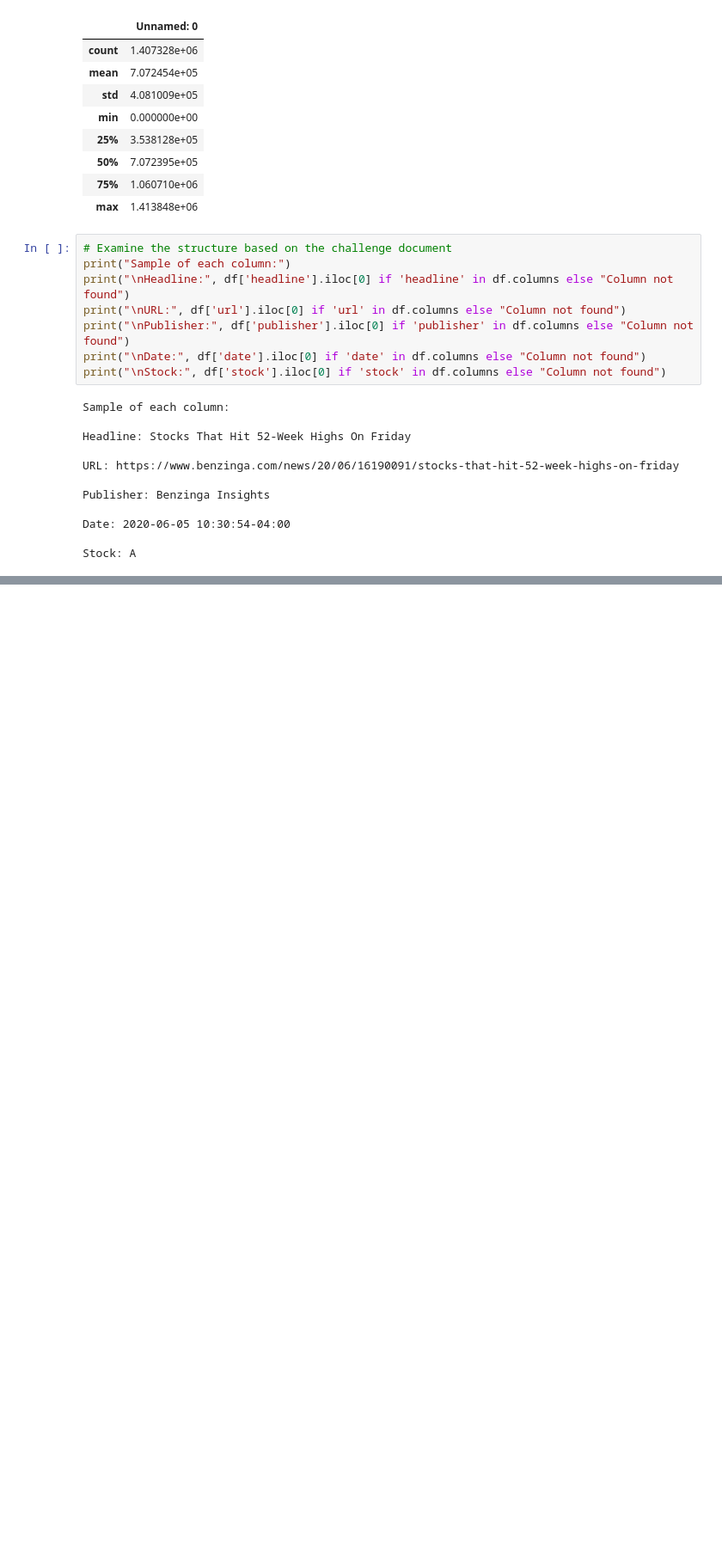
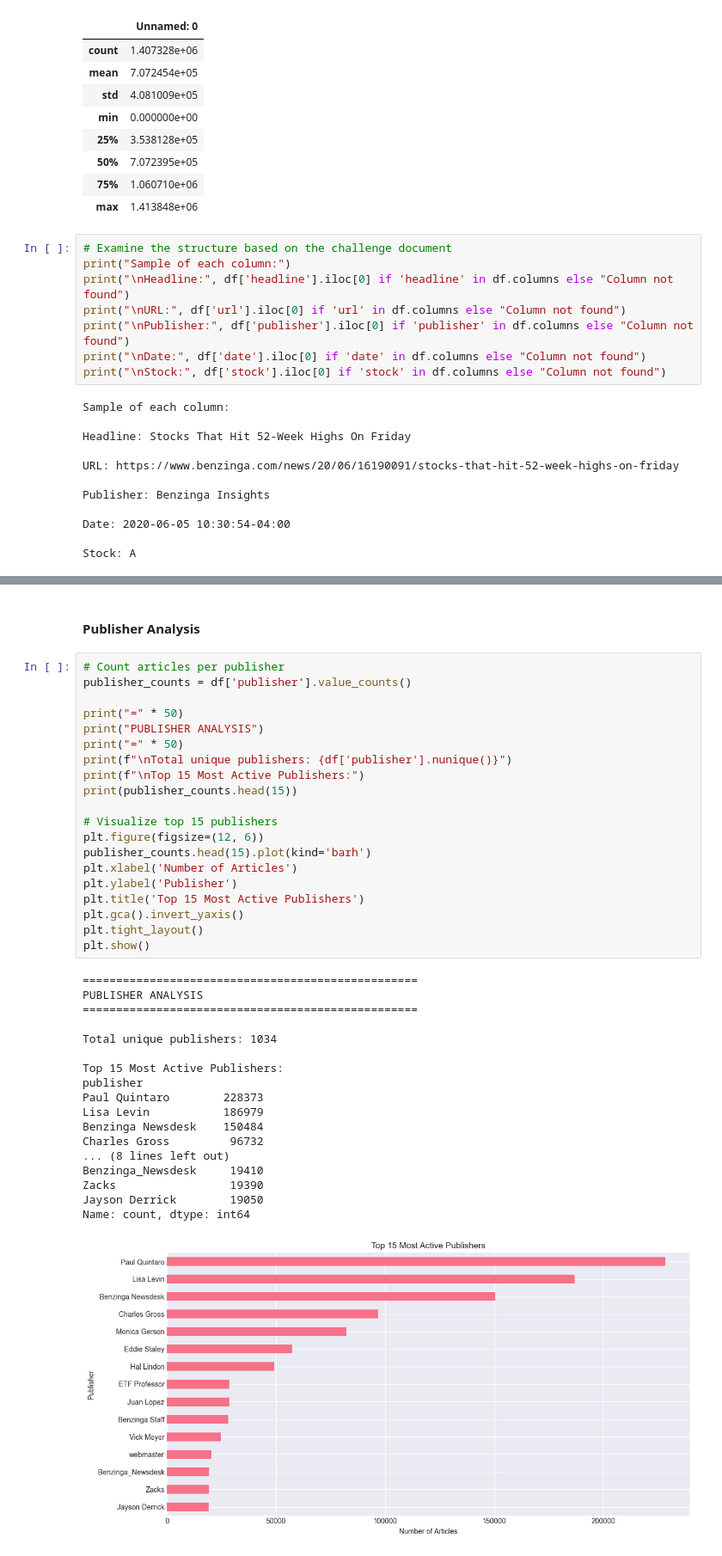
Before and after one commit to HermonaDev/financial-sentiment-challenge-week1, a Jupyter notebook: notebooks/01_initial_eda_analysis.ipynb, the cells around one changed output, grey strips where cells are left out. Shown at 86% size. Drawn from its saved outputs; the diff is of its cells as text; blank space fills up the shorter version.

```diff
--- a/notebooks/01_initial_eda_analysis.ipynb
+++ b/notebooks/01_initial_eda_analysis.ipynb
@@ -96,0 +132,41 @@ Stock: A
+# %% [markdown]
+#### Publisher Analysis
+# %%
+# Count articles per publisher
+publisher_counts = df['publisher'].value_counts()
+
+print("=" * 50)
+print("PUBLISHER ANALYSIS")
+print("=" * 50)
+print(f"\nTotal unique publishers: {df['publisher'].nunique()}")
+print(f"\nTop 15 Most Active Publishers:")
+print(publisher_counts.head(15))
+
+# Visualize top 15 publishers
+plt.figure(figsize=(12, 6))
+publisher_counts.head(15).plot(kind='barh')
+plt.xlabel('Number of Articles')
+plt.ylabel('Publisher')
+plt.title('Top 15 Most Active Publishers')
+plt.gca().invert_yaxis()
+plt.tight_layout()
+plt.show()
+# %% [output]
+==================================================
+PUBLISHER ANALYSIS
+==================================================
+
+Total unique publishers: 1034
+
+Top 15 Most Active Publishers:
+publisher
+Paul Quintaro        228373
+Lisa Levin           186979
+Benzinga Newsdesk    150484
+Charles Gross         96732
+... (8 lines left out)
+Benzinga_Newsdesk     19410
+Zacks                 19390
+Jayson Derrick        19050
+Name: count, dtype: int64
+[figure, added]
```
Also changed, not shown: parts of 4 cells of this notebook.
